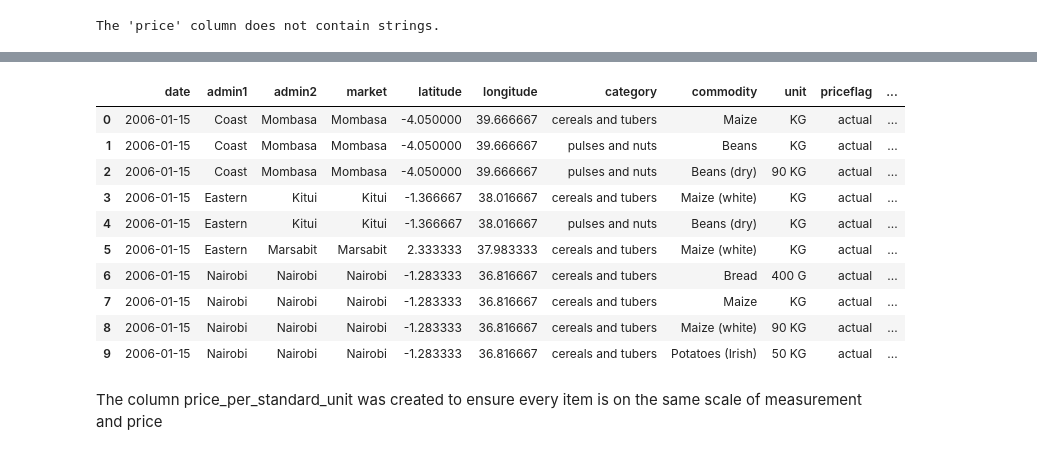
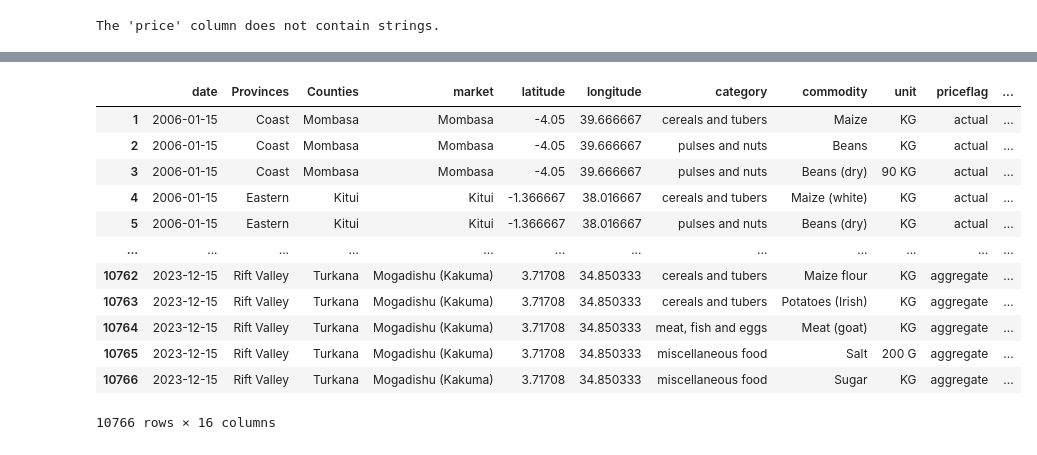
Before and after one commit to tommwambire/Sourcing-Pricing-Strategy-Optimization, a Jupyter notebook: project_notebook.ipynb, the cells around one changed output, grey strips where cells are left out. Saved outputs shown, nothing was run; the diff lists cells and outputs as text; code cells hidden in the pictures.

```diff
--- a/project_notebook.ipynb
+++ b/project_notebook.ipynb
@@ -170,0 +180,6 @@ In this section we create new data columns to enable us to better understand the
+# %%
+#changing collumn Names for easy understanding and analysis
+df = df.rename(columns={'admin1': 'Provinces', 'admin2': 'Counties'})
+# %%
+# Converting 'date' column to datetime format
+df['date'] = pd.to_datetime(df['date'], format='%Y-%m-%d')
@@ -171,12 +191,12 @@ In this section we create new data columns to enable us to better understand the
 # %%
-#this maps the various measurement units in the data to their standardised unit
+# Standardazing our metrics
 conversion_factors = {
     'KG': 1,
     '90 KG': 90,
     '400 G': 0.4,
     '50 KG': 50,
     '500 ML': 0.5,
-    'L': 1000,
+    'L': 1,
     '200 ML': 0.2,
     'Unit': 1,
     'Bunch': 1,
@@ -195,7 +215,7 @@ def standardize_unit(row):
     else:
         return None
 
-#creates a new data column to show the standardized measurement units
+
 df['standardized_unit'] = df.apply(standardize_unit, axis=1)
 
 print(df.head())
@@ -222,0 +259,2 @@ print(df.head())
+# %%
+df = df.drop(0)
@@ -264,17 +379,17 @@ dtype: object
 # %%
-df['price_per_standard_unit'] = (df['price'] / df['standardized_unit']).round(3)
-df.head(10)
+df['price_per_standard_unit'] = df['price'] / df['standardized_unit']
+df
 # %% [output]
-|  | date | admin1 | admin2 | market | latitude | longitude | category | commodity | unit | priceflag | ... |
-| 0 | 2006-01-15 | Coast | Mombasa | Mombasa | -4.050000 | 39.666667 | cereals and tubers | Maize | KG | actual | ... |
-| 1 | 2006-01-15 | Coast | Mombasa | Mombasa | -4.050000 | 39.666667 | pulses and nuts | Beans | KG | actual | ... |
-| 2 | 2006-01-15 | Coast | Mombasa | Mombasa | -4.050000 | 39.666667 | pulses and nuts | Beans (dry) | 90 KG | actual | ... |
-| 3 | 2006-01-15 | Eastern | Kitui | Kitui | -1.366667 | 38.016667 | cereals and tubers | Maize (white) | KG | actual | ... |
-| 4 | 2006-01-15 | Eastern | Kitui | Kitui | -1.366667 | 38.016667 | pulses and nuts | Beans (dry) | KG | actual | ... |
-| 5 | 2006-01-15 | Eastern | Marsabit | Marsabit | 2.333333 | 37.983333 | cereals and tubers | Maize (white) | KG | actual | ... |
-| 6 | 2006-01-15 | Nairobi | Nairobi | Nairobi | -1.283333 | 36.816667 | cereals and tubers | Bread | 400 G | actual | ... |
-| 7 | 2006-01-15 | Nairobi | Nairobi | Nairobi | -1.283333 | 36.816667 | cereals and tubers | Maize | KG | actual | ... |
-| 8 | 2006-01-15 | Nairobi | Nairobi | Nairobi | -1.283333 | 36.816667 | cereals and tubers | Maize (white) | 90 KG | actual | ... |
-| 9 | 2006-01-15 | Nairobi | Nairobi | Nairobi | -1.283333 | 36.816667 | cereals and tubers | Potatoes (Irish) | 50 KG | actual | ... |
+|  | date | Provinces | Counties | market | latitude | longitude | category | commodity | unit | priceflag | ... |
+| 1 | 2006-01-15 | Coast | Mombasa | Mombasa | -4.05 | 39.666667 | cereals and tubers | Maize | KG | actual | ... |
+| 2 | 2006-01-15 | Coast | Mombasa | Mombasa | -4.05 | 39.666667 | pulses and nuts | Beans | KG | actual | ... |
+| 3 | 2006-01-15 | Coast | Mombasa | Mombasa | -4.05 | 39.666667 | pulses and nuts | Beans (dry) | 90 KG | actual | ... |
+| 4 | 2006-01-15 | Eastern | Kitui | Kitui | -1.366667 | 38.016667 | cereals and tubers | Maize (white) | KG | actual | ... |
+| 5 | 2006-01-15 | Eastern | Kitui | Kitui | -1.366667 | 38.016667 | pulses and nuts | Beans (dry) | KG | actual | ... |
+| ... | ... | ... | ... | ... | ... | ... | ... | ... | ... | ... | ... |
+| 10762 | 2023-12-15 | Rift Valley | Turkana | Mogadishu (Kakuma) | 3.71708 | 34.850333 | cereals and tubers | Maize flour | KG | aggregate | ... |
+| 10763 | 2023-12-15 | Rift Valley | Turkana | Mogadishu (Kakuma) | 3.71708 | 34.850333 | cereals and tubers | Potatoes (Irish) | KG | aggregate | ... |
+| 10764 | 2023-12-15 | Rift Valley | Turkana | Mogadishu (Kakuma) | 3.71708 | 34.850333 | meat, fish and eggs | Meat (goat) | KG | aggregate | ... |
+| 10765 | 2023-12-15 | Rift Valley | Turkana | Mogadishu (Kakuma) | 3.71708 | 34.850333 | miscellaneous food | Salt | 200 G | aggregate | ... |
+| 10766 | 2023-12-15 | Rift Valley | Turkana | Mogadishu (Kakuma) | 3.71708 | 34.850333 | miscellaneous food | Sugar | KG | aggregate | ... |
+10766 rows × 16 columns
-# %% [markdown]
-The column price_per_standard_unit was created to ensure every item is on the same scale of measurement and price
```
Also changed, not shown: parts of 42 cells of this notebook.
